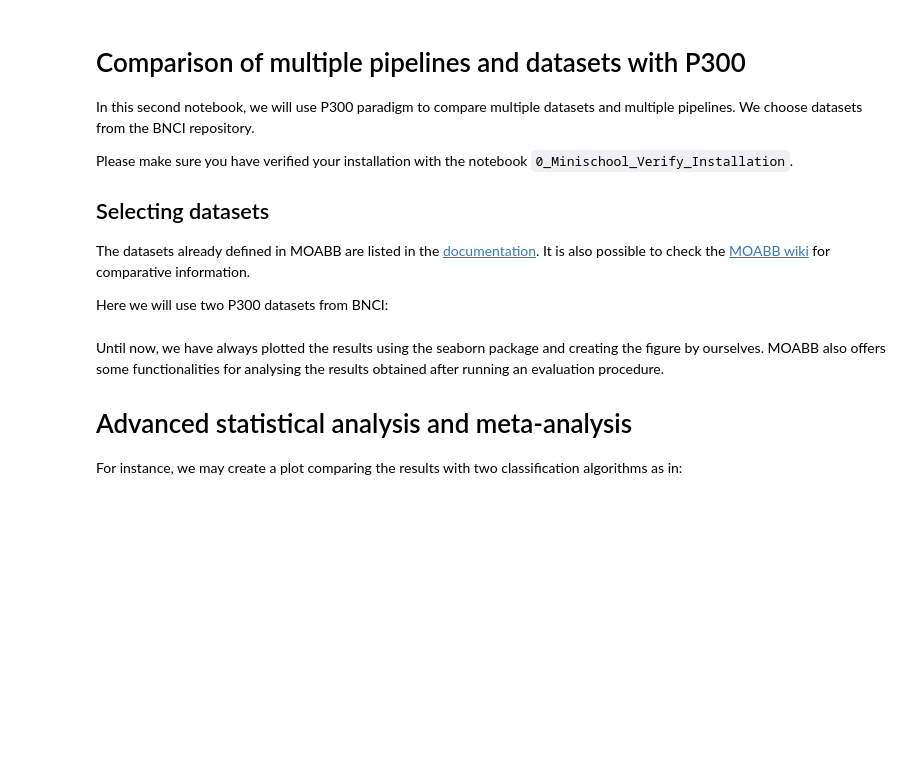
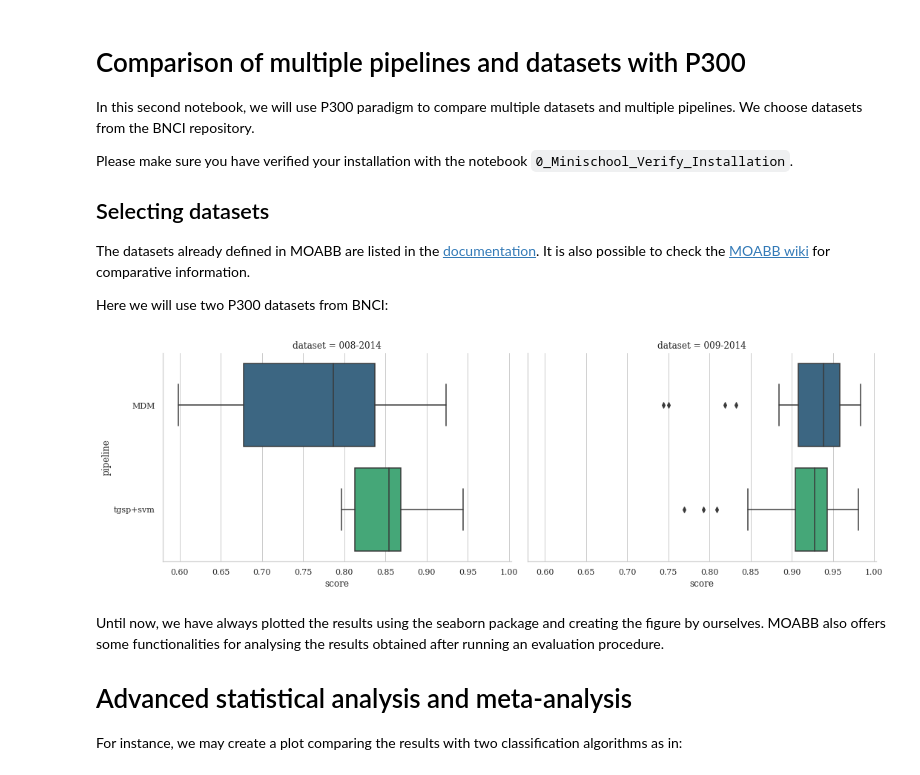
Before and after one commit to sylvchev/moabb_minischool, a Jupyter notebook: notebooks/2_Minischool_P300_Benchmarks.ipynb, the cells around one changed output. Cells and saved outputs as stored; diff of their text form; code cells hidden in the pictures; blank space fills up the shorter version.

```diff
--- a/notebooks/2_Minischool_P300_Benchmarks.ipynb
+++ b/notebooks/2_Minischool_P300_Benchmarks.ipynb
@@ -44,7 +43,9 @@ results = evaluation.process(pipelines)
 # %%
 import seaborn as sns
 
-g = sns.catplot(kind="box", x="score", y="pipeline", aspect=1.5, data=results, orient='h', palette='viridis')
+g = sns.catplot(kind="box", x="score", y="pipeline", col="dataset", aspect=1.5, data=results, orient='h', palette='viridis')
+# %% [output]
+[figure, added]
 # %% [markdown]
 Until now, we have always plotted the results using the seaborn package and creating the figure by ourselves. MOABB also offers some functionalities for analysing the results obtained after running an evaluation procedure.
 
```
Also changed, not shown: parts of 5 cells of this notebook, 2 other files.
